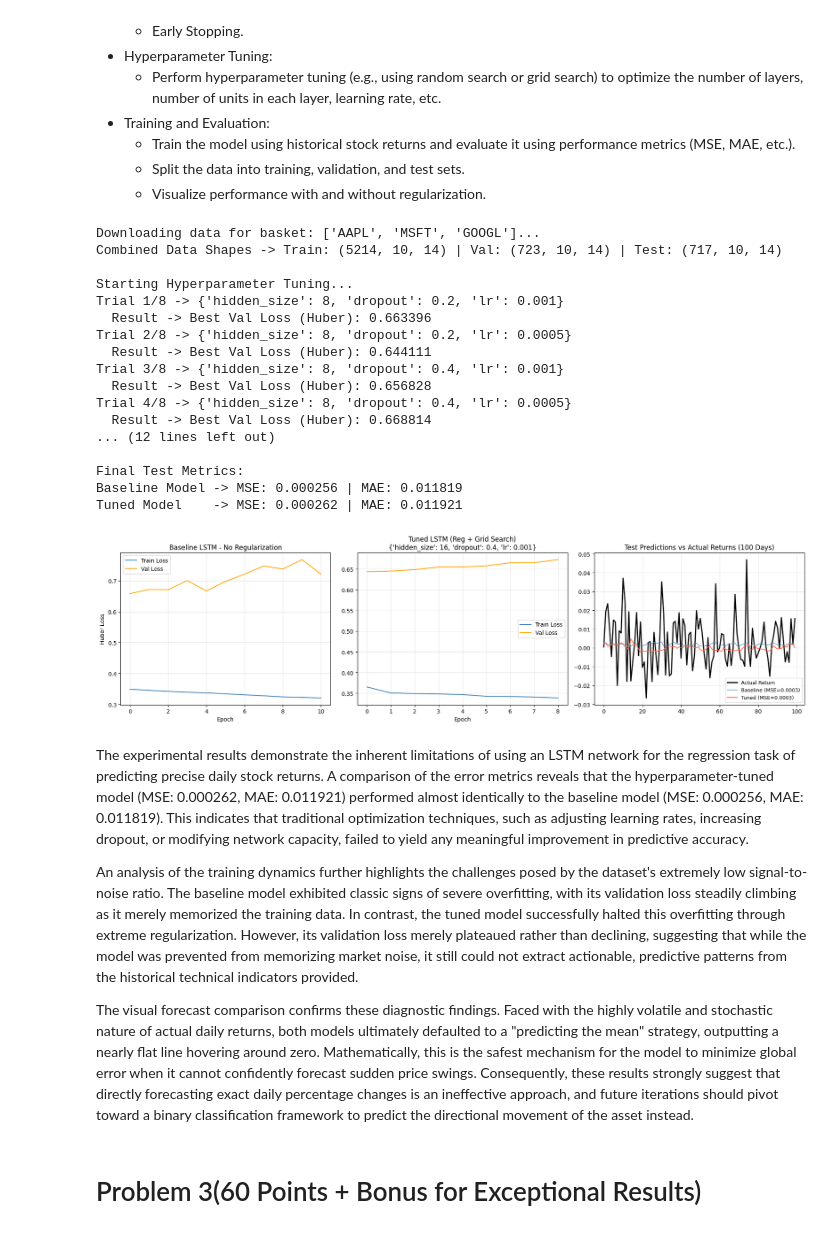
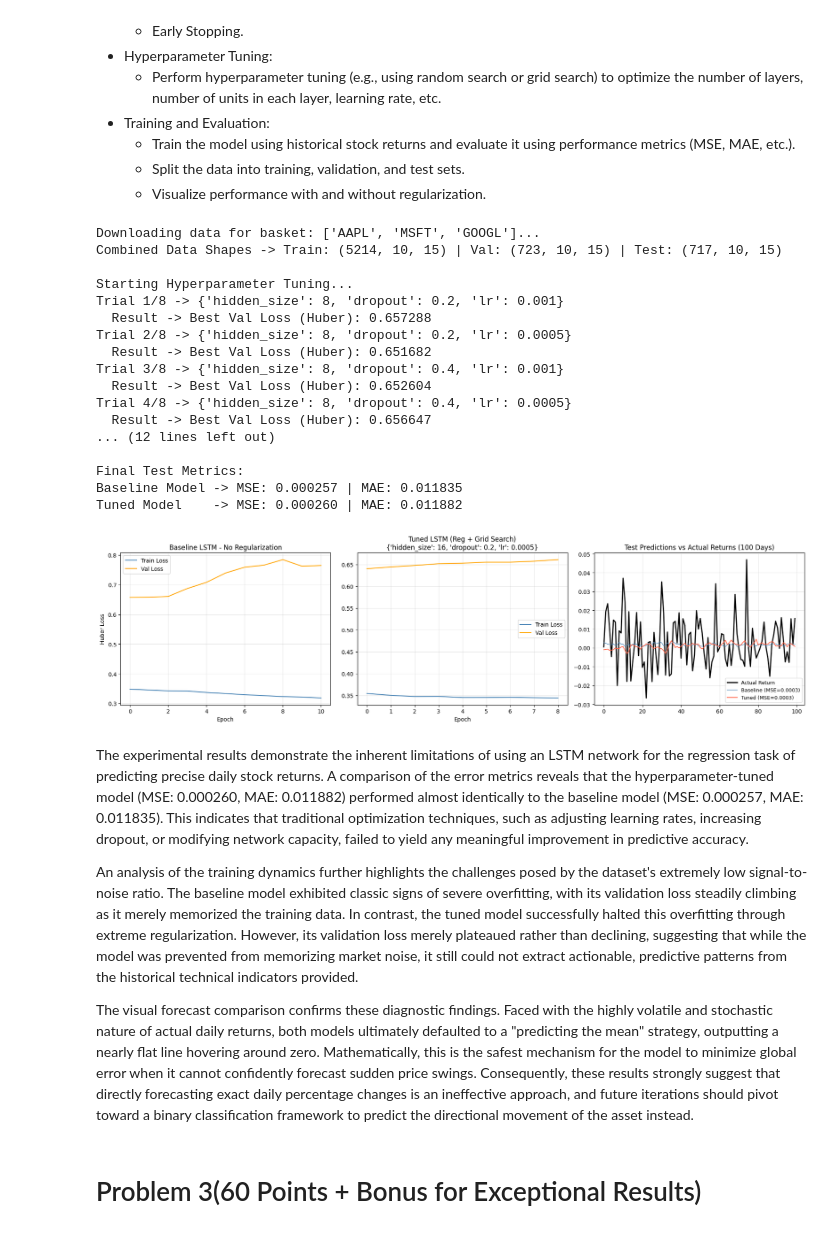
Before and after one commit to lshangro-png/MAT629_Midterm, a Jupyter notebook: Math629_Midterm_Coding_Winter_2026.ipynb, the cells around one changed output. Drawn from its saved outputs; the diff is of its cells as text; code cells hidden in the pictures.

```diff
--- a/Math629_Midterm_Coding_Winter_2026.ipynb
+++ b/Math629_Midterm_Coding_Winter_2026.ipynb
@@ -201,8 +201,10 @@ def build_features(df):
     close = df['Close']
     high = df['High']
     low = df['Low']
+    volume = df['Volume']
 
     ret = close.pct_change()
+    vol_ret = np.log(volume / volume.shift(1))
     macd_line, macd_sig = compute_macd(close)
     stoch_k, stoch_d = compute_stochastic(high, low, close)
     atr = compute_atr(high, low, close)
@@ -211,6 +213,7 @@ def build_features(df):
 
     feat = pd.concat([
         ret.rename("ret"),
+        vol_ret.rename("volume_ret"),
         compute_ema(close, 12).rename("ema12"),
         compute_ema(close, 26).rename("ema26"),
         compute_rsi(close).rename("rsi"),
@@ -465,43 +468,43 @@ axes[0].grid(alpha=0.3)
 
 axes[1].plot(best_histories[0], label="Train Loss", color="steelblue")
 axes[1].plot(best_histories[1], label="Val Loss", color="orange")
 axes[1].set_title(f"Tuned LSTM (Reg + Grid Search)\n{best_params}")
 axes[1].set_xlabel("Epoch")
 axes[1].legend()
 axes[1].grid(alpha=0.3)
 
 # Plot only the last 100 days of the first ticker in the test set for clarity
 T = 100
 axes[2].plot(actual_best[:T], label="Actual Return", lw=2.0, color="black")
 axes[2].plot(pred_base[:T], label=f"Baseline (MSE={mse_base:.4f})", lw=1.2, alpha=0.8, color="steelblue")
 axes[2].plot(pred_best[:T], label=f"Tuned (MSE={mse_best:.4f})", lw=1.5, alpha=0.9, color="tomato")
 axes[2].set_title("Test Predictions vs Actual Returns (100 Days)")
 axes[2].legend(fontsize=9)
 axes[2].grid(alpha=0.3)
 
 plt.tight_layout()
 plt.show()
 # %% [output]
 Downloading data for basket: ['AAPL', 'MSFT', 'GOOGL']...
-Combined Data Shapes -> Train: (5214, 10, 14) | Val: (723, 10, 14) | Test: (717, 10, 14)
+Combined Data Shapes -> Train: (5214, 10, 15) | Val: (723, 10, 15) | Test: (717, 10, 15)
 
 Starting Hyperparameter Tuning...
 Trial 1/8 -> {'hidden_size': 8, 'dropout': 0.2, 'lr': 0.001}
-  Result -> Best Val Loss (Huber): 0.663396
+  Result -> Best Val Loss (Huber): 0.657288
 Trial 2/8 -> {'hidden_size': 8, 'dropout': 0.2, 'lr': 0.0005}
-  Result -> Best Val Loss (Huber): 0.644111
+  Result -> Best Val Loss (Huber): 0.651682
 Trial 3/8 -> {'hidden_size': 8, 'dropout': 0.4, 'lr': 0.001}
-  Result -> Best Val Loss (Huber): 0.656828
+  Result -> Best Val Loss (Huber): 0.652604
 Trial 4/8 -> {'hidden_size': 8, 'dropout': 0.4, 'lr': 0.0005}
-  Result -> Best Val Loss (Huber): 0.668814
+  Result -> Best Val Loss (Huber): 0.656647
 ... (12 lines left out)
 
 Final Test Metrics:
-Baseline Model -> MSE: 0.000256 | MAE: 0.011819
-Tuned Model    -> MSE: 0.000262 | MAE: 0.011921
+Baseline Model -> MSE: 0.000257 | MAE: 0.011835
+Tuned Model    -> MSE: 0.000260 | MAE: 0.011882
-[figure, old version]
+[figure, new version]
 # %% [markdown]
-The experimental results demonstrate the inherent limitations of using an LSTM network for the regression task of predicting precise daily stock returns. A comparison of the error metrics reveals that the hyperparameter-tuned model (MSE: 0.000262, MAE: 0.011921) performed almost identically to the baseline model (MSE: 0.000256, MAE: 0.011819). This indicates that traditional optimization techniques, such as adjusting learning rates, increasing dropout, or modifying network capacity, failed to yield any meaningful improvement in predictive accuracy.
+The experimental results demonstrate the inherent limitations of using an LSTM network for the regression task of predicting precise daily stock returns. A comparison of the error metrics reveals that the hyperparameter-tuned model (MSE: 0.000260, MAE: 0.011882) performed almost identically to the baseline model (MSE: 0.000257, MAE: 0.011835). This indicates that traditional optimization techniques, such as adjusting learning rates, increasing dropout, or modifying network capacity, failed to yield any meaningful improvement in predictive accuracy.
 
 An analysis of the training dynamics further highlights the challenges posed by the dataset's extremely low signal-to-noise ratio. The baseline model exhibited classic signs of severe overfitting, with its validation loss steadily climbing as it merely memorized the training data. In contrast, the tuned model successfully halted this overfitting through extreme regularization. However, its validation loss merely plateaued rather than declining, suggesting that while the model was prevented from memorizing market noise, it still could not extract actionable, predictive patterns from the historical technical indicators provided.
 
```
Also changed, not shown: parts of 3 cells of this notebook.
